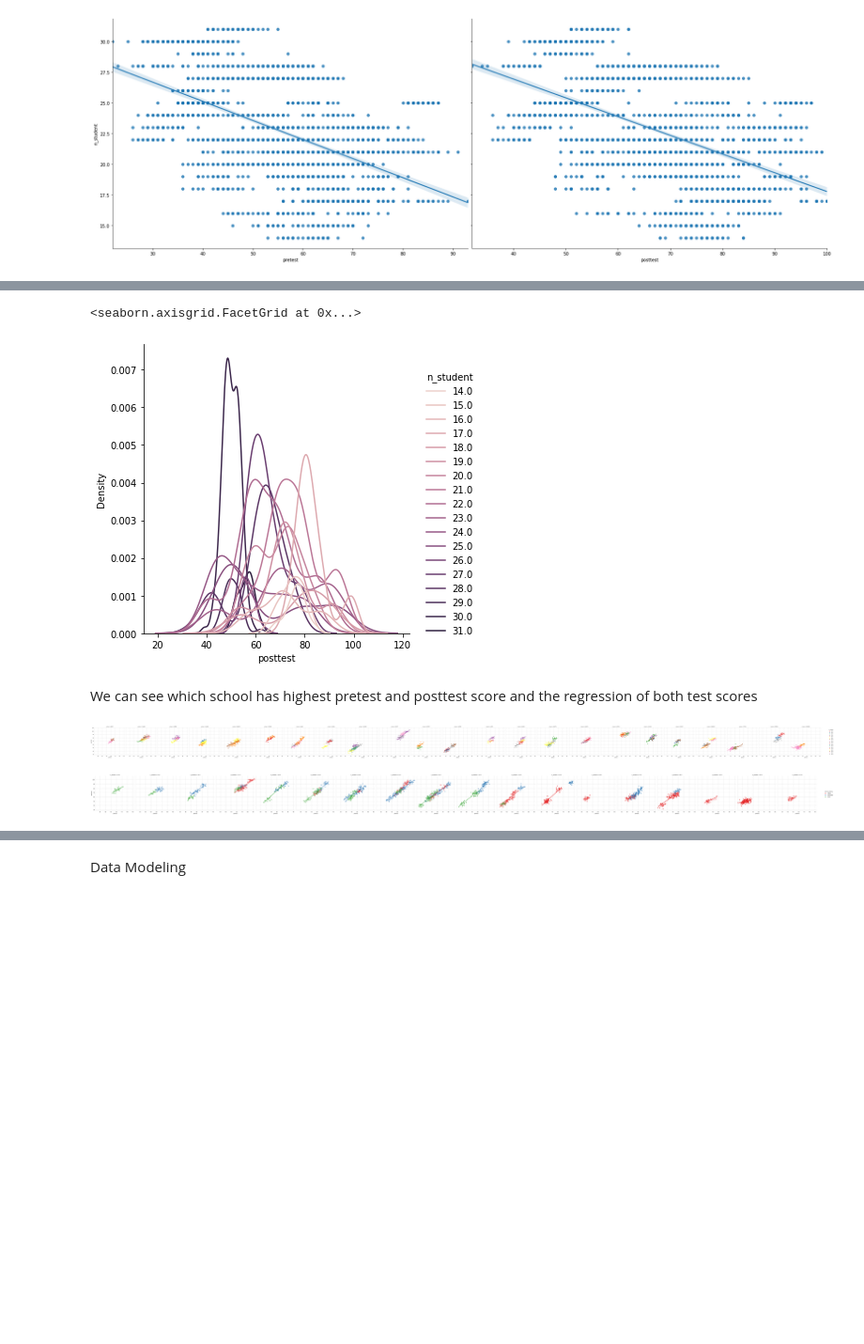
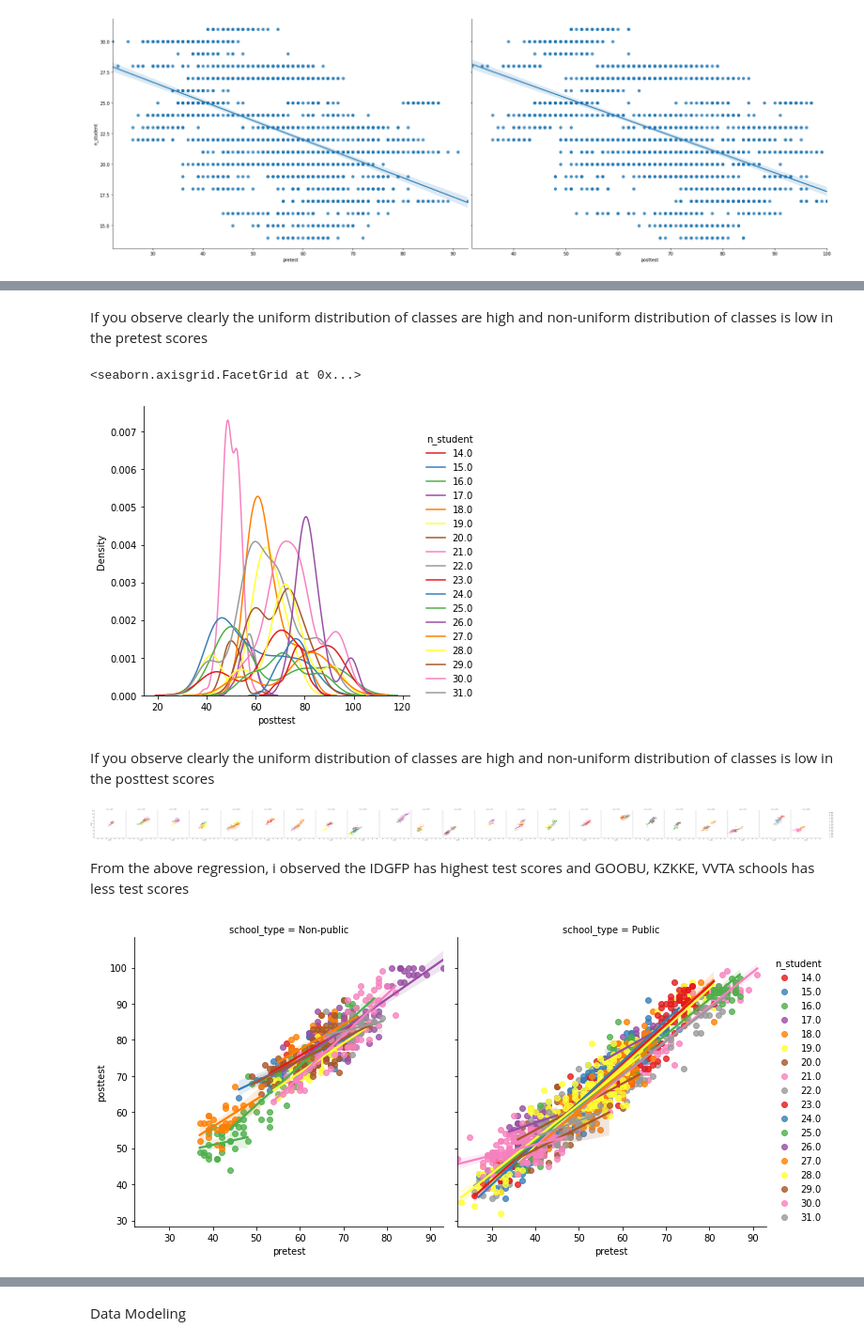
Before and after one commit to ram574/Galeto-Case-Study, a Jupyter notebook: test.ipynb, the cells around one changed output, grey strips where cells are left out. Shown at 94% size. Cells and saved outputs as stored; diff of their text form; code cells hidden in the pictures; blank space fills up the shorter version.

```diff
--- a/test.ipynb
+++ b/test.ipynb
@@ -238,15 +287,19 @@ sns.displot(df, x="pretest", hue="n_student", kind="kde")
+# %% [markdown]
+If you observe clearly the uniform distribution of classes are high and non-uniform distribution of classes is low in the pretest scores
 # %%
-sns.displot(df, x="posttest", hue="n_student", kind="kde")
+sns.displot(df, x="posttest", hue="n_student", kind="kde",palette="Set1")
 # %% [output]
 <seaborn.axisgrid.FacetGrid at 0x...>
-[figure, old version]
+[figure, new version]
-# %% [markdown]
-We can see which school has highest pretest and posttest score and the regression of both test scores
+# %% [markdown]
+If you observe clearly the uniform distribution of classes are high and non-uniform distribution of classes is low in the posttest scores
 # %%
 sns.lmplot(x="pretest", y="posttest", hue="n_student", col="school", data=df, palette="Set1");
 # %% [output]
 [figure]
+# %% [markdown]
+From the above regression, i observed the IDGFP has highest test scores and GOOBU, KZKKE, VVTA schools has less test scores
 # %%
-sns.lmplot(x="pretest", y="posttest", hue="school_setting", col="n_student", data=df, palette="Set1");
+sns.lmplot(x="pretest", y="posttest", hue="n_student", col="school_type", data=df, palette="Set1");
 # %% [output]
-[figure, old version]
+[figure, new version]
```
Also changed, not shown: parts of 40 cells of this notebook.
